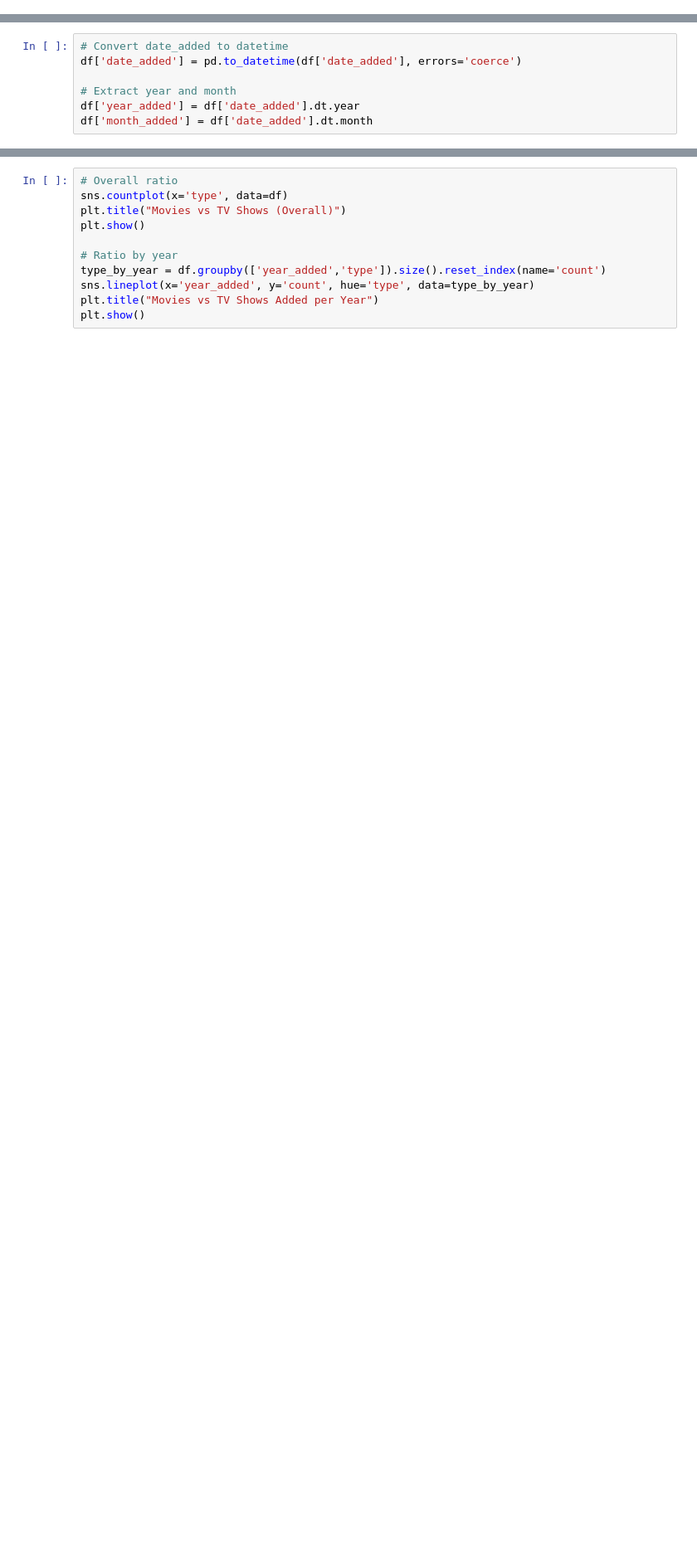
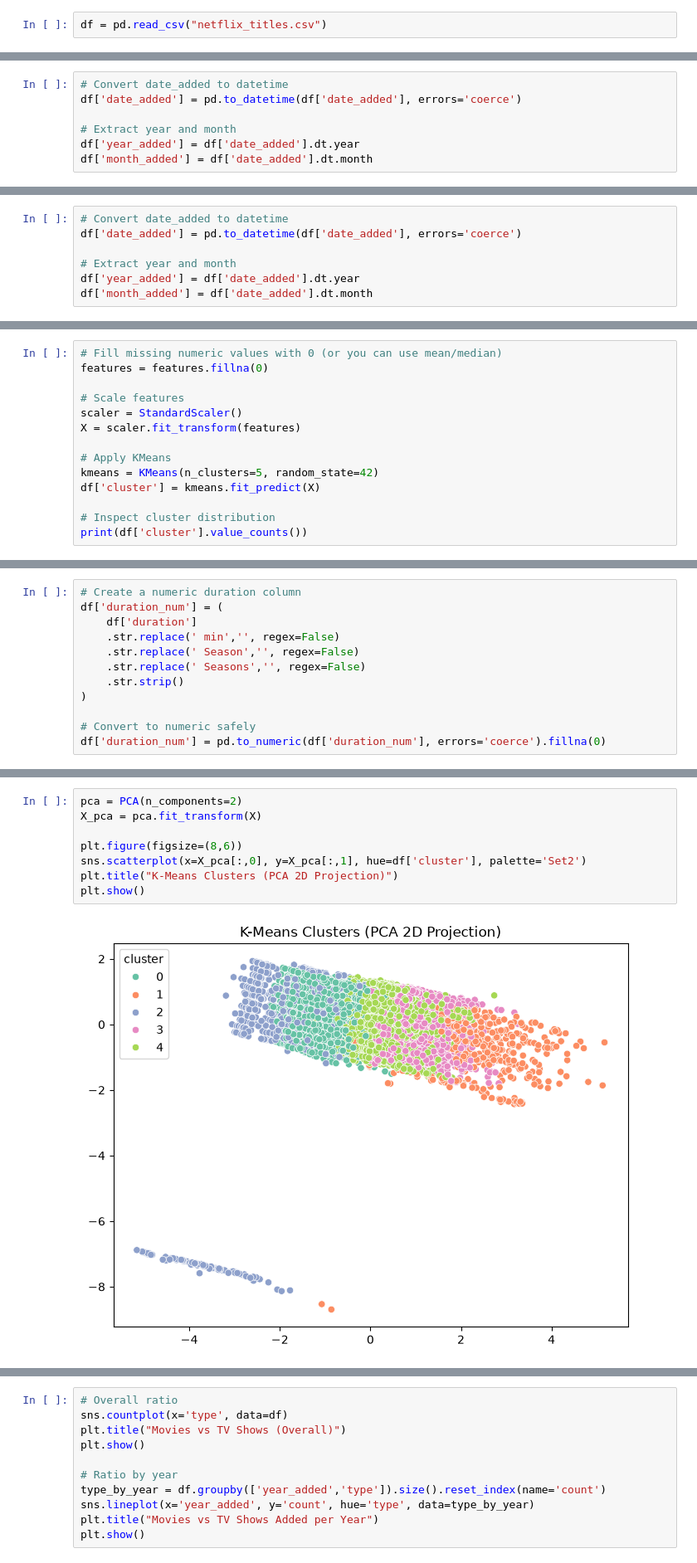
Before and after one commit to Nikithasri-712/exploratory-data-analysis-on-netfilx-streaming-trends, a Jupyter notebook: Programming.ipynb, the cells around one changed output, grey strips where cells are left out. Shown at 83% size. Cells and saved outputs as stored; diff of their text form; blank space fills up the shorter version.

Commit message:
Added graphs in the code

```diff
--- a/Programming.ipynb
+++ b/Programming.ipynb
@@ -120,0 +142,2 @@ Average number of seasons: 1.0
+# %%
+df = pd.read_csv("netflix_titles.csv")
@@ -120,0 +315,7 @@ Average number of seasons: 1.0
+# %%
+# Convert date_added to datetime
+df['date_added'] = pd.to_datetime(df['date_added'], errors='coerce')
+
+# Extract year and month
+df['year_added'] = df['date_added'].dt.year
+df['month_added'] = df['date_added'].dt.month
@@ -127,0 +549,14 @@ df['month_added'] = df['date_added'].dt.month
+# %%
+# Fill missing numeric values with 0 (or you can use mean/median)
+features = features.fillna(0)
+
+# Scale features
+scaler = StandardScaler()
+X = scaler.fit_transform(features)
+
+# Apply KMeans
+kmeans = KMeans(n_clusters=5, random_state=42)
+df['cluster'] = kmeans.fit_predict(X)
+
+# Inspect cluster distribution
+print(df['cluster'].value_counts())
@@ -127,0 +571,12 @@ df['month_added'] = df['date_added'].dt.month
+# %%
+# Create a numeric duration column
+df['duration_num'] = (
+    df['duration']
+    .str.replace(' min','', regex=False)
+    .str.replace(' Season','', regex=False)
+    .str.replace(' Seasons','', regex=False)
+    .str.strip()
+)
+
+# Convert to numeric safely
+df['duration_num'] = pd.to_numeric(df['duration_num'], errors='coerce').fillna(0)
@@ -127,0 +661,10 @@ df['month_added'] = df['date_added'].dt.month
+# %%
+pca = PCA(n_components=2)
+X_pca = pca.fit_transform(X)
+
+plt.figure(figsize=(8,6))
+sns.scatterplot(x=X_pca[:,0], y=X_pca[:,1], hue=df['cluster'], palette='Set2')
+plt.title("K-Means Clusters (PCA 2D Projection)")
+plt.show()
+# %% [output]
+[figure, added]
```
Also changed, not shown: parts of 51 cells of this notebook, 1 other file.
